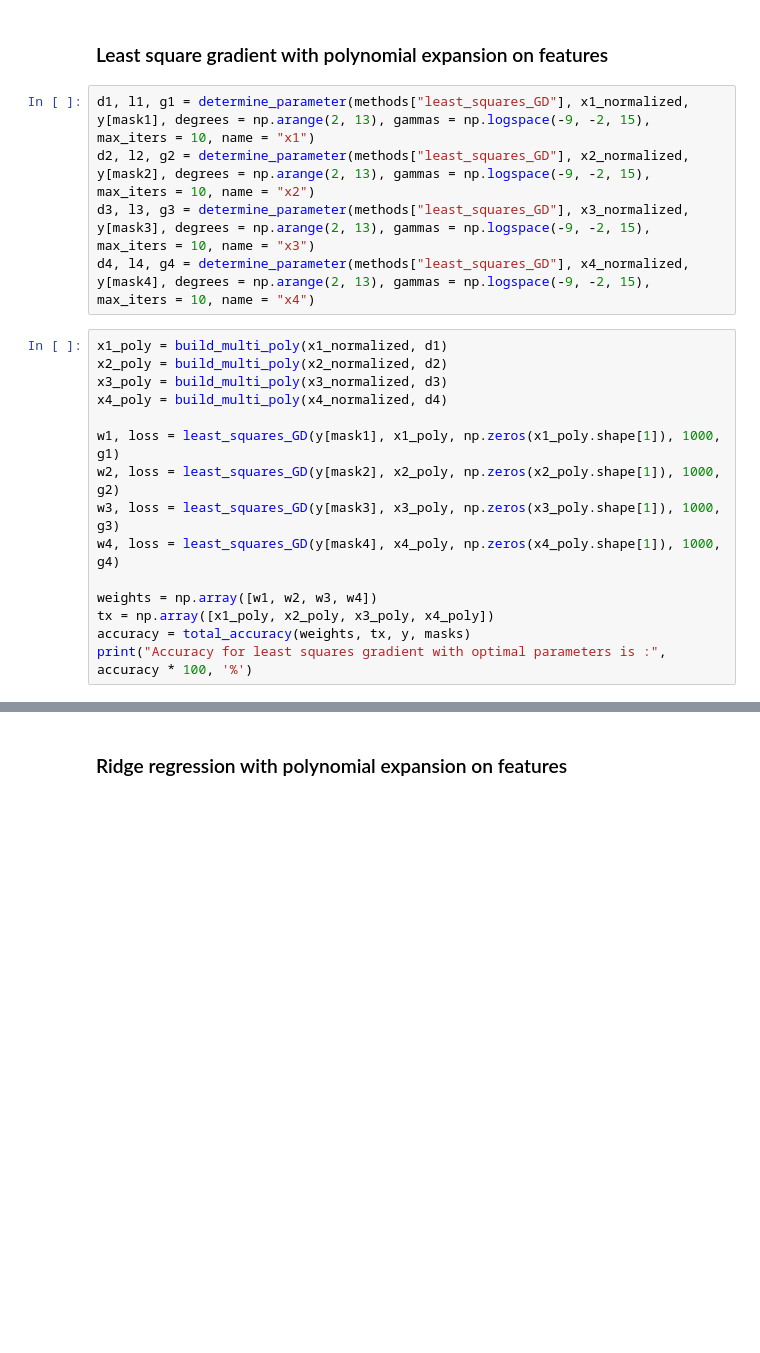
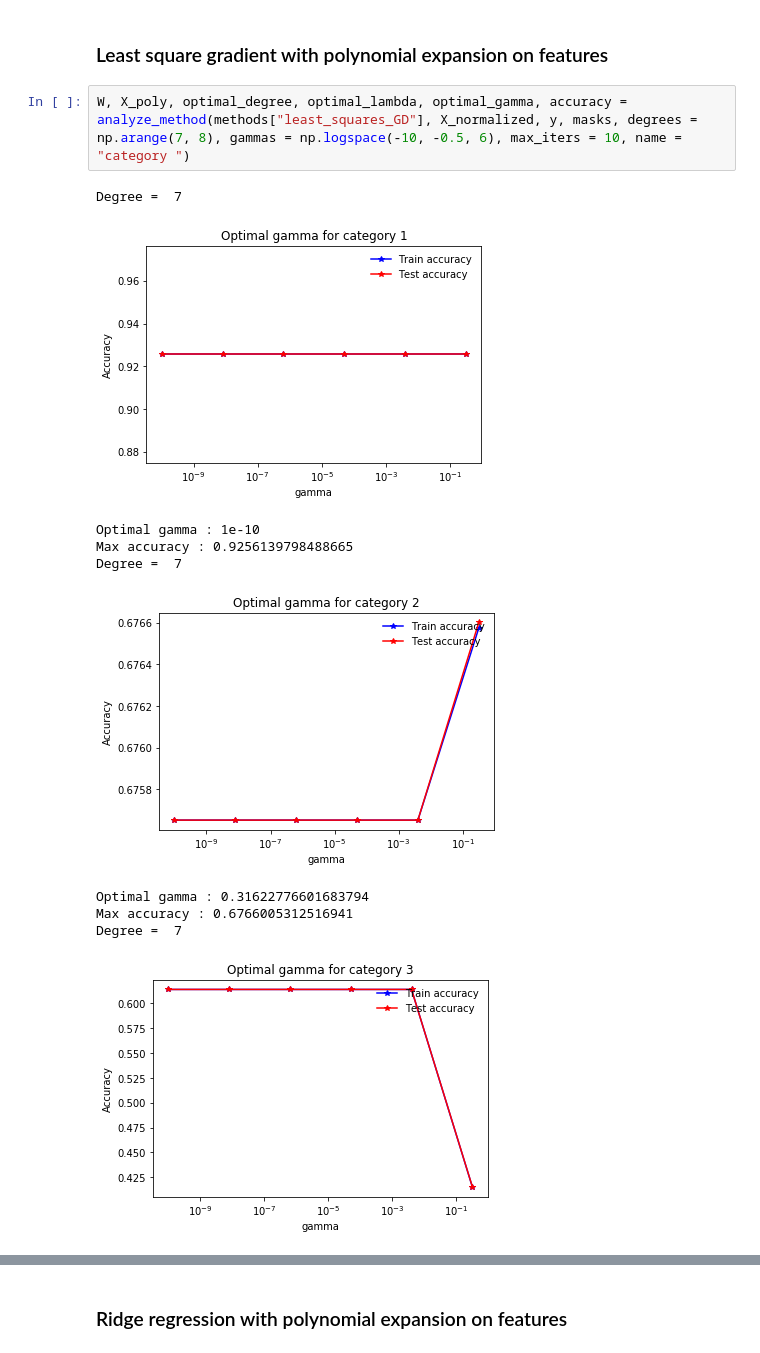
Before and after one commit to jlabhard/ML_course, a Jupyter notebook: projects/project1/scripts/project1.ipynb, the cells around one changed output, grey strips where cells are left out. Saved outputs shown, nothing was run; the diff lists cells and outputs as text; blank space fills up the shorter version.

```diff
--- a/projects/project1/scripts/project1.ipynb
+++ b/projects/project1/scripts/project1.ipynb
@@ -374,22 +355,15 @@ LinAlgError: Singular matrix
 # %% [markdown]
 ### Least square gradient with polynomial expansion on features
-# %%
-d1, l1, g1 = determine_parameter(methods["least_squares_GD"], x1_normalized, y[mask1], degrees = np.arange(2, 13), gammas = np.logspace(-9, -2, 15), max_iters = 10, name = "x1")
-d2, l2, g2 = determine_parameter(methods["least_squares_GD"], x2_normalized, y[mask2], degrees = np.arange(2, 13), gammas = np.logspace(-9, -2, 15), max_iters = 10, name = "x2")
-d3, l3, g3 = determine_parameter(methods["least_squares_GD"], x3_normalized, y[mask3], degrees = np.arange(2, 13), gammas = np.logspace(-9, -2, 15), max_iters = 10, name = "x3")
-d4, l4, g4 = determine_parameter(methods["least_squares_GD"], x4_normalized, y[mask4], degrees = np.arange(2, 13), gammas = np.logspace(-9, -2, 15), max_iters = 10, name = "x4")
-# %%
-x1_poly = build_multi_poly(x1_normalized, d1)
-x2_poly = build_multi_poly(x2_normalized, d2)
-x3_poly = build_multi_poly(x3_normalized, d3)
-x4_poly = build_multi_poly(x4_normalized, d4)
-
-w1, loss = least_squares_GD(y[mask1], x1_poly, np.zeros(x1_poly.shape[1]), 1000, g1)
-w2, loss = least_squares_GD(y[mask2], x2_poly, np.zeros(x2_poly.shape[1]), 1000, g2)
-w3, loss = least_squares_GD(y[mask3], x3_poly, np.zeros(x3_poly.shape[1]), 1000, g3)
-w4, loss = least_squares_GD(y[mask4], x4_poly, np.zeros(x4_poly.shape[1]), 1000, g4)
-
-weights = np.array([w1, w2, w3, w4])
-tx = np.array([x1_poly, x2_poly, x3_poly, x4_poly])
-accuracy = total_accuracy(weights, tx, y, masks)
-print("Accuracy for least squares gradient with optimal parameters is :", accuracy * 100, '%')
+# %%
+W, X_poly, optimal_degree, optimal_lambda, optimal_gamma, accuracy = analyze_method(methods["least_squares_GD"], X_normalized, y, masks, degrees = np.arange(7, 8), gammas = np.logspace(-10, -0.5, 6), max_iters = 10, name = "category ")
+# %% [output]
+Degree =  7
+[figure, added]
+Optimal gamma : 1e-10
+Max accuracy : 0.9256139798488665
+Degree =  7
+[figure, added]
+Optimal gamma : 0.31622776601683794
+Max accuracy : 0.6766005312516941
+Degree =  7
+[figure, added]
```
Also changed, not shown: parts of 21 cells of this notebook.
